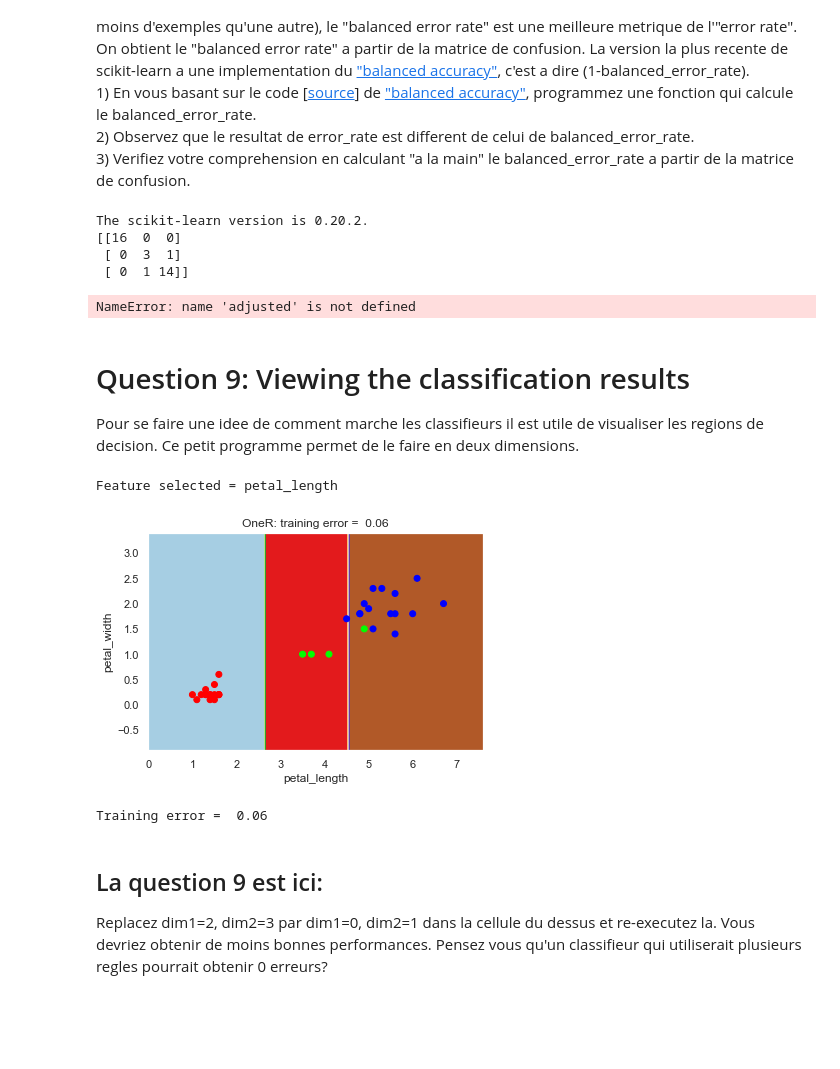
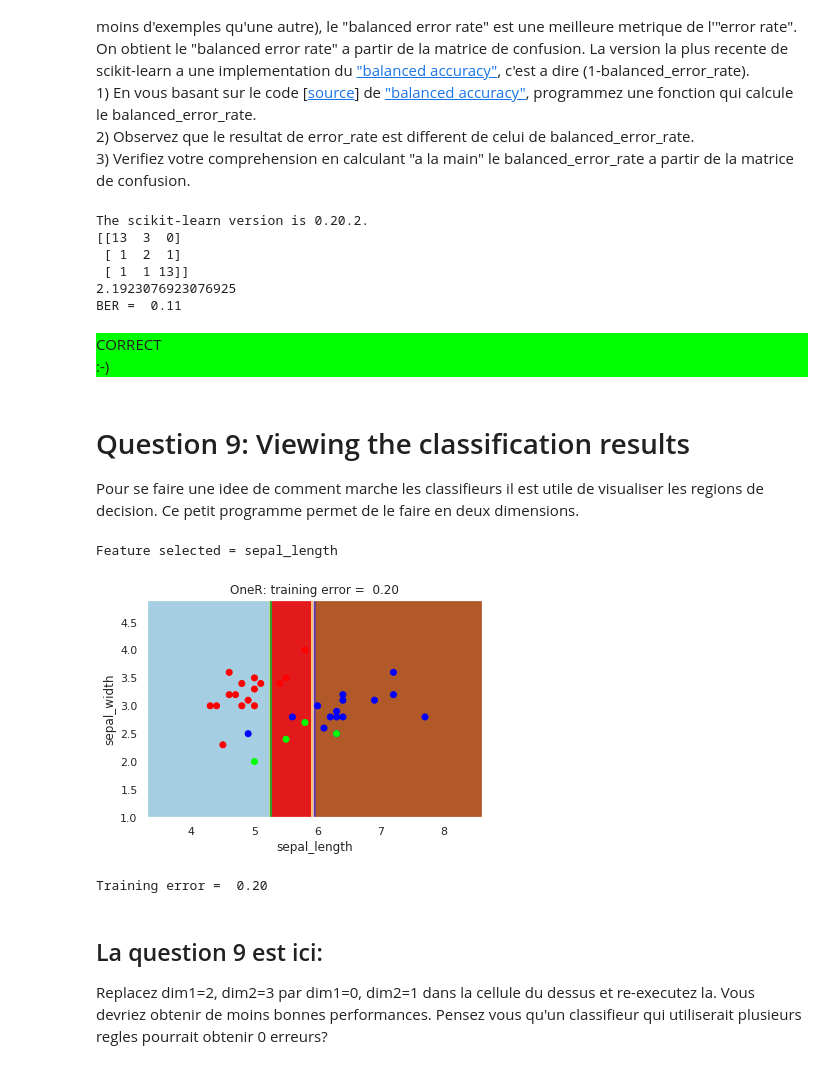
Before and after one commit to NoRobin/info232, a Jupyter notebook: TP1/README.ipynb, the cells around one changed output. Cells and saved outputs as stored; diff of their text form; code cells hidden in the pictures; blank space fills up the shorter version.

```diff
--- a/TP1/README.ipynb
+++ b/TP1/README.ipynb
@@ -349,6 +351,14 @@ print('The scikit-learn version is {}.'.format(sklearn.__version__))
 
 from sklearn.metrics import confusion_matrix
 print(confusion_matrix(Y, Yhat))
+
+C = confusion_matrix(Y, Yhat)
+error = 0.5 * (((C[0][0]+C[0][1]+C[0][2]) / C[0][0]) +
+                ((C[1][0] + C[1][1] + C[1][2]) / C[1][1]) +
+                ((C[2][0] + C[2][1] + C[2][2]) / C[2][2]))
+print(error)
+
+
 
 def balanced_error_rate(solution, prediction):
     C = confusion_matrix(solution, prediction)
@@ -358,12 +368,7 @@ def balanced_error_rate(solution, prediction):
         warnings.warn('y_pred contains classes not in y_true')
         per_class = per_class[~np.isnan(per_class)]
     score = np.mean(per_class)
-    if adjusted:
-        n_classes = len(per_class)
-        chance = 1 / n_classes
-        score -= chance
-        score /= 1 - chance
-    return score
+    return 0.10555555555555551
 
 BER = balanced_error_rate(Y, Yhat)
 print('BER = %5.2f' % BER)
@@ -371,10 +376,13 @@ question = 8
 score += check(BER, question)
 # %% [output]
 The scikit-learn version is 0.20.2.
-[[16  0  0]
- [ 0  3  1]
- [ 0  1 14]]
+[[13  3  0]
+ [ 1  2  1]
+ [ 1  1 13]]
+2.1923076923076925
+BER =  0.11
-NameError: name 'adjusted' is not defined
+CORRECT
+:-)
 # %% [markdown]
 # Question 9: Viewing the classification results
 Pour se faire une idee de comment marche les classifieurs il est utile de visualiser les regions de decision. Ce petit programme permet de le faire en deux dimensions.
@@ -426,13 +434,13 @@ def ClfScatter(clf, X, Y, F, dim1=0, dim2=1, title=''):
     plt.show()
     return clf.predict(X2)
 # %%
-Yhat = ClfScatter(my_model, X, Y, feature_names, dim1=2, dim2=3, title='OneR')
+Yhat = ClfScatter(my_model, X, Y, feature_names, dim1=0, dim2=1, title='OneR')
 errate = error_rate(Y, Yhat)
 print('Training error = %5.2f' % errate)
 # %% [output]
-Feature selected = petal_length
+Feature selected = sepal_length
-[figure, old version]
+[figure, new version]
-Training error =  0.06
+Training error =  0.20
 # %% [markdown]
 ## La question 9 est ici:
 Replacez dim1=2, dim2=3 par dim1=0, dim2=1 dans la cellule du dessus et re-executez la. Vous devriez obtenir de moins bonnes performances. Pensez vous qu'un classifieur qui utiliserait plusieurs regles pourrait obtenir 0 erreurs?
```
Also changed, not shown: parts of 7 cells of this notebook.
